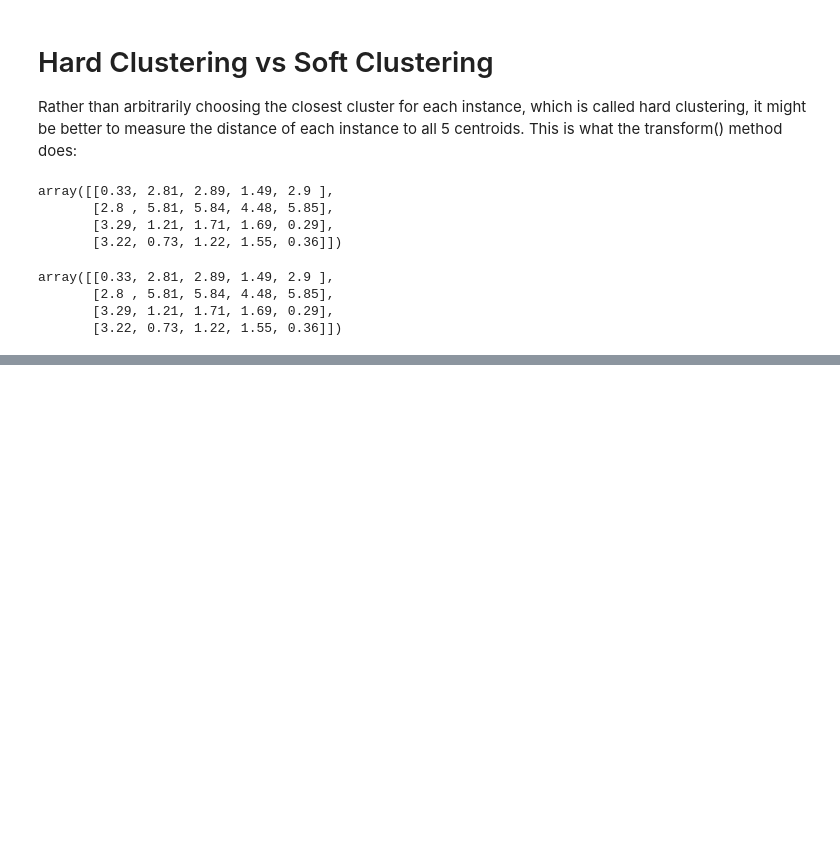
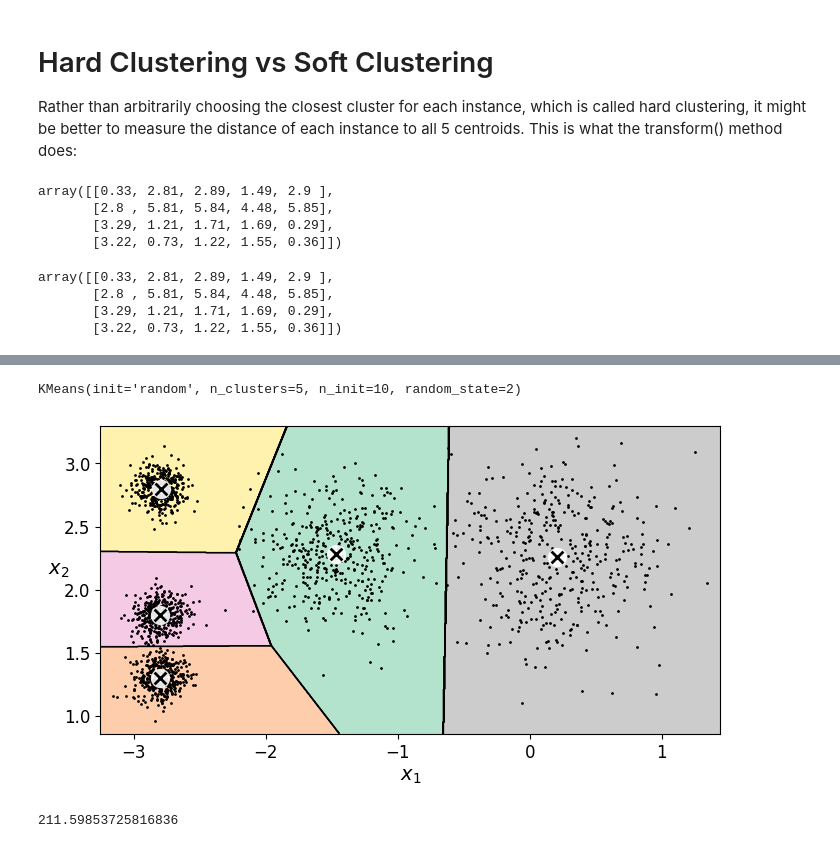
Before and after one commit to Pavan-jangid-here/Learning, a Jupyter notebook: Machine Learning (ML)/8. Unsupervised Learning.ipynb, the cells around one changed output, grey strips where cells are left out. Saved outputs shown, nothing was run; the diff lists cells and outputs as text; code cells hidden in the pictures; blank space fills up the shorter version.

```diff
--- a/Machine Learning (ML)/8. Unsupervised Learning.ipynb
+++ b/Machine Learning (ML)/8. Unsupervised Learning.ipynb
@@ -255,0 +406,17 @@ array([[0.33, 2.81, 2.89, 1.49, 2.9 ],
+# %%
+kmeans_rnd_10_inits = KMeans(n_clusters=5, init="random",
+                             n_init=10, random_state=2)
+
+kmeans_rnd_10_inits.fit(X)
+# %% [output]
+KMeans(init='random', n_clusters=5, n_init=10, random_state=2)
+# %%
+plt.figure(figsize=(8,4))
+plot_decision_boundaries(kmeans_rnd_10_inits, X)
+plt.show()
+# %% [output]
+[figure, added]
+# %%
+kmeans_rnd_10_inits.inertia_
+# %% [output]
+211.59853725816836
```
Also changed, not shown: parts of 14 cells of this notebook, 2 other files.
